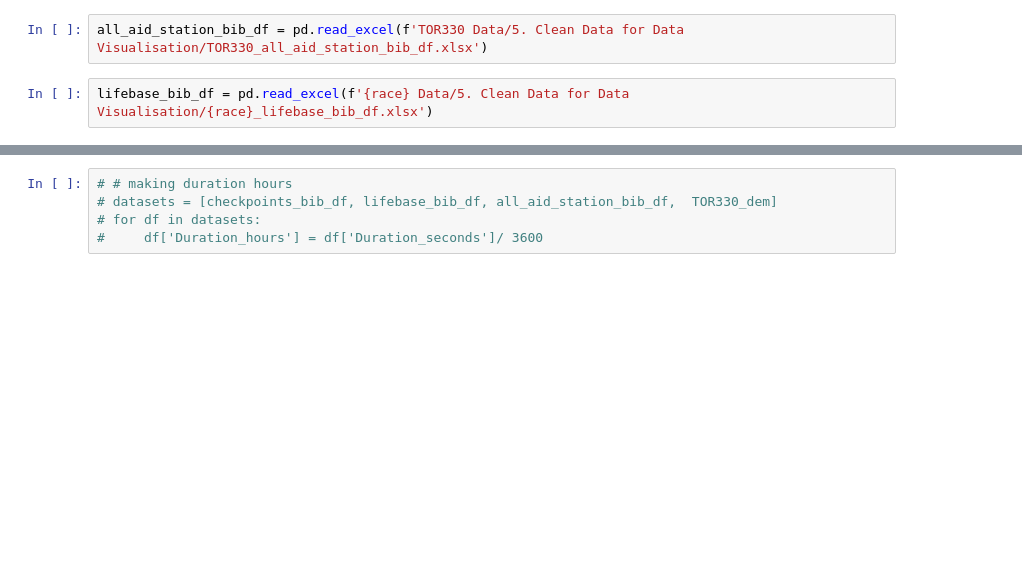
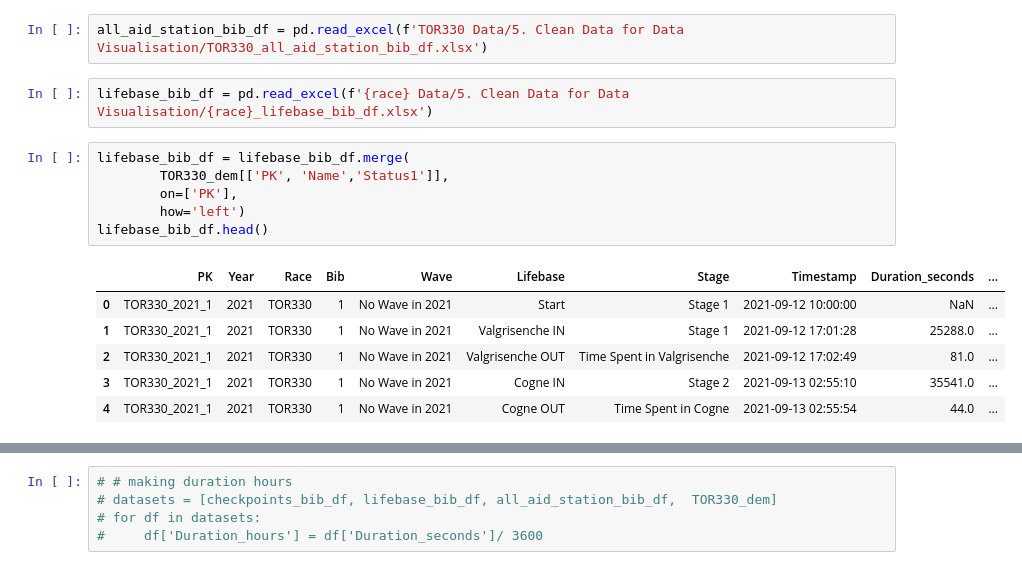
Before and after one commit to kjonina/TORX, a Jupyter notebook: Stage 7 - TOR330 Schedule Analysis.ipynb, the cells around one changed output, grey strips where cells are left out. Drawn from its saved outputs; the diff is of its cells as text; blank space fills up the shorter version.

```diff
--- a/Stage 7 - TOR330 Schedule Analysis.ipynb
+++ b/Stage 7 - TOR330 Schedule Analysis.ipynb
@@ -63,3 +63,16 @@ checkpoints_bib_df = pd.read_excel(f'{race} Data/5. Clean Data for Data Visualis
 all_aid_station_bib_df = pd.read_excel(f'TOR330 Data/5. Clean Data for Data Visualisation/TOR330_all_aid_station_bib_df.xlsx')
 # %%
 lifebase_bib_df = pd.read_excel(f'{race} Data/5. Clean Data for Data Visualisation/{race}_lifebase_bib_df.xlsx')
+# %%
+lifebase_bib_df = lifebase_bib_df.merge(
+        TOR330_dem[['PK', 'Name','Status1']],
+        on=['PK'],
+        how='left')
+lifebase_bib_df.head()
+# %% [output]
+|  | PK | Year | Race | Bib | Wave | Lifebase | Stage | Timestamp | Duration_seconds | ... |
+| 0 | TOR330_2021_1 | 2021 | TOR330 | 1 | No Wave in 2021 | Start | Stage 1 | 2021-09-12 10:00:00 | NaN | ... |
+| 1 | TOR330_2021_1 | 2021 | TOR330 | 1 | No Wave in 2021 | Valgrisenche IN | Stage 1 | 2021-09-12 17:01:28 | 25288.0 | ... |
+| 2 | TOR330_2021_1 | 2021 | TOR330 | 1 | No Wave in 2021 | Valgrisenche OUT | Time Spent in Valgrisenche | 2021-09-12 17:02:49 | 81.0 | ... |
+| 3 | TOR330_2021_1 | 2021 | TOR330 | 1 | No Wave in 2021 | Cogne IN | Stage 2 | 2021-09-13 02:55:10 | 35541.0 | ... |
+| 4 | TOR330_2021_1 | 2021 | TOR330 | 1 | No Wave in 2021 | Cogne OUT | Time Spent in Cogne | 2021-09-13 02:55:54 | 44.0 | ... |
```
Also changed, not shown: parts of 5 cells of this notebook, 5 other files.
